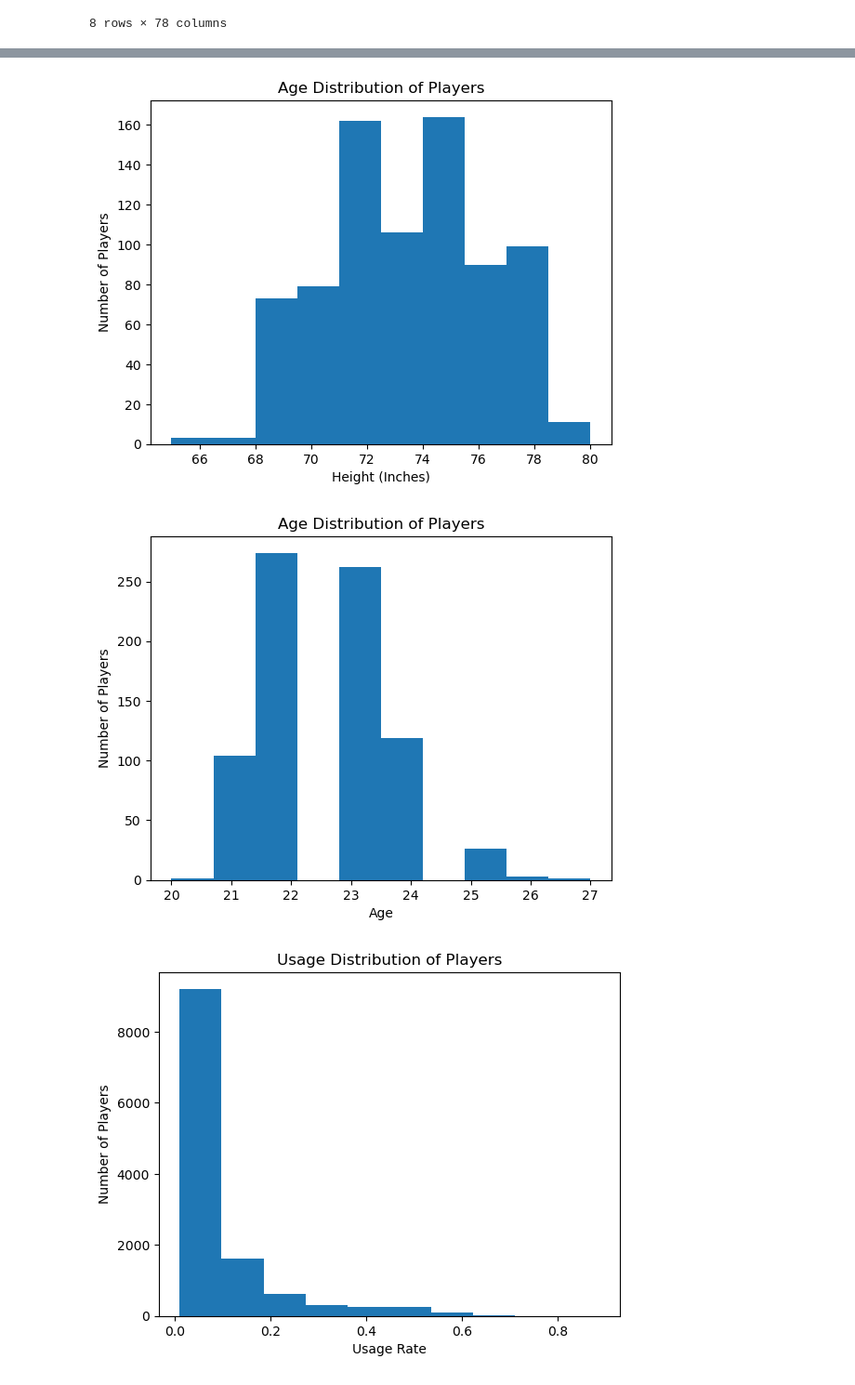
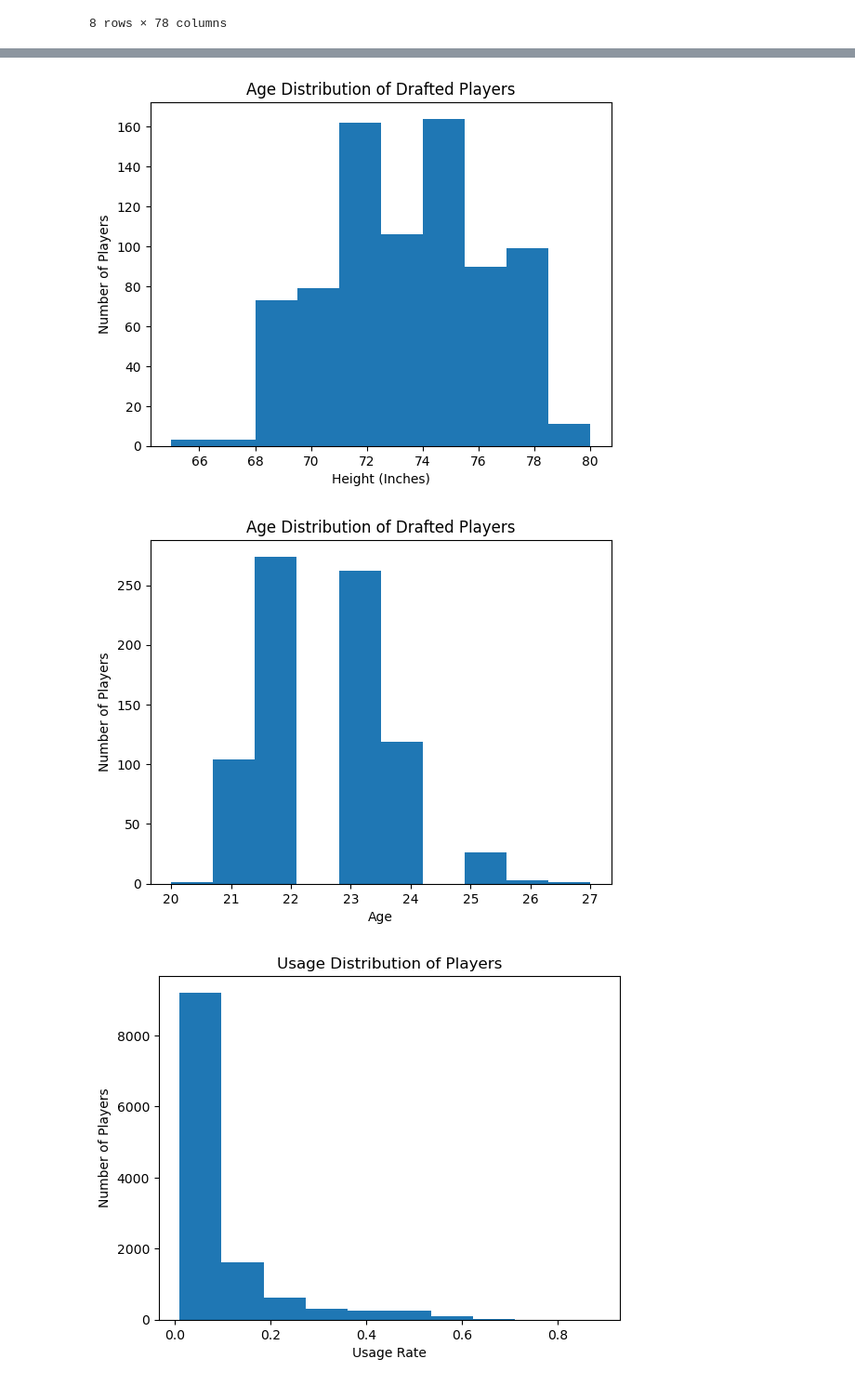
Before and after one commit to SU-IST707-SP26/group-project-big-brains-and-nathan, a Jupyter notebook: data/data_exploration.ipynb, the cells around one changed output, grey strips where cells are left out. Shown at 93% size. Saved outputs shown, nothing was run; the diff lists cells and outputs as text; code cells hidden in the pictures.

```diff
--- a/data/data_exploration.ipynb
+++ b/data/data_exploration.ipynb
@@ -64,21 +108,21 @@ plt.show()
 # %%
 #season distribution
 plt.hist(data['height'])
-plt.title('Age Distribution of Players')
+plt.title('Age Distribution of Drafted Players')
 plt.xlabel('Height (Inches)')
 plt.ylabel('Number of Players')
 plt.show()
 # %% [output]
-[figure, old version]
+[figure, new version]
 # %%
 #age distribution - lot of NAs due to being NFL data
 plt.hist(data['age'])
-plt.title('Age Distribution of Players')
+plt.title('Age Distribution of Drafted Players')
 plt.xlabel('Age')
 plt.ylabel('Number of Players')
 plt.show()
 # %% [output]
-[figure, old version]
+[figure, new version]
 # %%
 #usage rate distribution
 plt.hist(data['usage_overall'])
```
Also changed, not shown: parts of 4 cells of this notebook.
